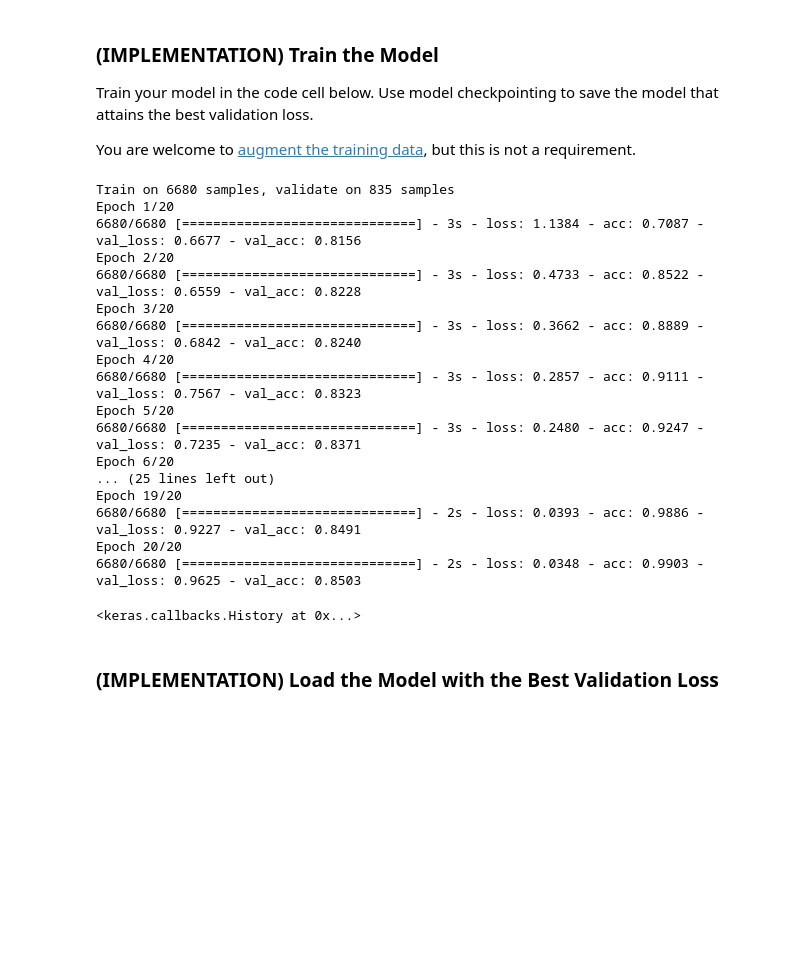
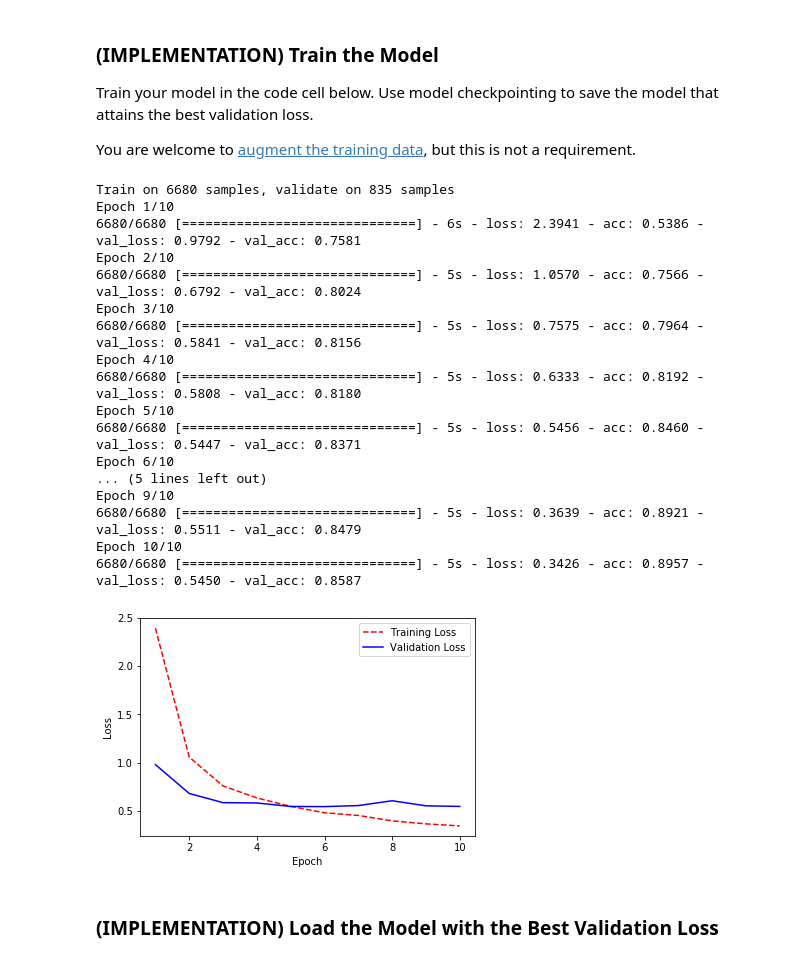
Before and after one commit to craig-martinson/dog-project, a Jupyter notebook: dog_app.ipynb, the cells around one changed output. Cells and saved outputs as stored; diff of their text form; code cells hidden in the pictures; blank space fills up the shorter version.

```diff
--- a/dog_app.ipynb
+++ b/dog_app.ipynb
@@ -662,7 +736,11 @@ __Answer:__
 # %%
 ### Define your architecture.
 InceptionV3_model = Sequential()
-InceptionV3_model.add(GlobalAveragePooling2D(input_shape=train_InceptionV3.shape[1:]))
+InceptionV3_model.add(Conv2D(filters=96, kernel_size=2, strides=1, padding='valid', input_shape=train_InceptionV3.shape[1:], activation='relu'))
+InceptionV3_model.add(BatchNormalization(axis=1))
+InceptionV3_model.add(Dropout(0.3))
+InceptionV3_model.add(GlobalAveragePooling2D())
+InceptionV3_model.add(Dropout(0.4))
 InceptionV3_model.add(Dense(133, activation='softmax'))
 
 InceptionV3_model.summary()
@@ -693,28 +779,31 @@ You are welcome to [augment the training data](https://blog.keras.io/building-po
 ### TODO: Train the model.
 checkpointer = ModelCheckpoint(filepath='saved_models/weights.best.InceptionV3.hdf5', verbose=1, save_best_only=True)
 
-InceptionV3_model.fit(train_InceptionV3, train_targets,
+InceptionV3_history = InceptionV3_model.fit(train_InceptionV3, train_targets,
           validation_data=(valid_InceptionV3, valid_targets),
-          epochs=20, batch_size=20, callbacks=[checkpointer], verbose=1)
+          epochs=10, batch_size=20, callbacks=[checkpointer], verbose=1)
 # %% [output]
 Train on 6680 samples, validate on 835 samples
-Epoch 1/20
-6680/6680 [==============================] - 3s - loss: 1.1384 - acc: 0.7087 - val_loss: 0.6677 - val_acc: 0.8156
-Epoch 2/20
-6680/6680 [==============================] - 3s - loss: 0.4733 - acc: 0.8522 - val_loss: 0.6559 - val_acc: 0.8228
-Epoch 3/20
-6680/6680 [==============================] - 3s - loss: 0.3662 - acc: 0.8889 - val_loss: 0.6842 - val_acc: 0.8240
-Epoch 4/20
-6680/6680 [==============================] - 3s - loss: 0.2857 - acc: 0.9111 - val_loss: 0.7567 - val_acc: 0.8323
-Epoch 5/20
-6680/6680 [==============================] - 3s - loss: 0.2480 - acc: 0.9247 - val_loss: 0.7235 - val_acc: 0.8371
-Epoch 6/20
-... (25 lines left out)
-Epoch 19/20
-6680/6680 [==============================] - 2s - loss: 0.0393 - acc: 0.9886 - val_loss: 0.9227 - val_acc: 0.8491
-Epoch 20/20
-6680/6680 [==============================] - 2s - loss: 0.0348 - acc: 0.9903 - val_loss: 0.9625 - val_acc: 0.8503
+Epoch 1/10
+6680/6680 [==============================] - 6s - loss: 2.3941 - acc: 0.5386 - val_loss: 0.9792 - val_acc: 0.7581
+Epoch 2/10
+6680/6680 [==============================] - 5s - loss: 1.0570 - acc: 0.7566 - val_loss: 0.6792 - val_acc: 0.8024
+Epoch 3/10
+6680/6680 [==============================] - 5s - loss: 0.7575 - acc: 0.7964 - val_loss: 0.5841 - val_acc: 0.8156
+Epoch 4/10
+6680/6680 [==============================] - 5s - loss: 0.6333 - acc: 0.8192 - val_loss: 0.5808 - val_acc: 0.8180
+Epoch 5/10
+6680/6680 [==============================] - 5s - loss: 0.5456 - acc: 0.8460 - val_loss: 0.5447 - val_acc: 0.8371
+Epoch 6/10
+... (5 lines left out)
+Epoch 9/10
+6680/6680 [==============================] - 5s - loss: 0.3639 - acc: 0.8921 - val_loss: 0.5511 - val_acc: 0.8479
+Epoch 10/10
+6680/6680 [==============================] - 5s - loss: 0.3426 - acc: 0.8957 - val_loss: 0.5450 - val_acc: 0.8587
-<keras.callbacks.History at 0x...>
+# %%
+visualize_loss_history(InceptionV3_history)
+# %% [output]
+[figure, added]
 # %% [markdown]
 ### (IMPLEMENTATION) Load the Model with the Best Validation Loss
 # %%
```
Also changed, not shown: parts of 15 cells of this notebook, 1 other file.
